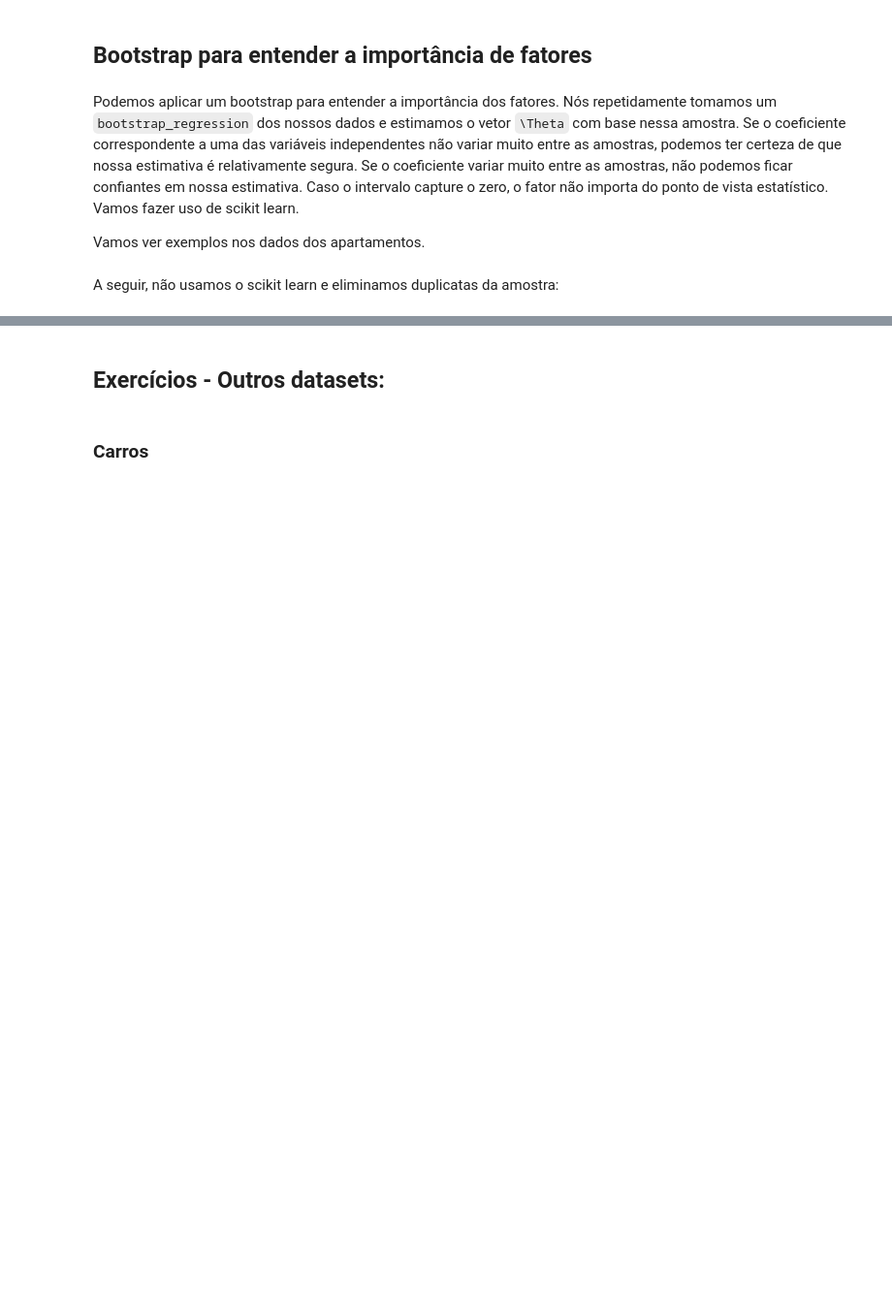
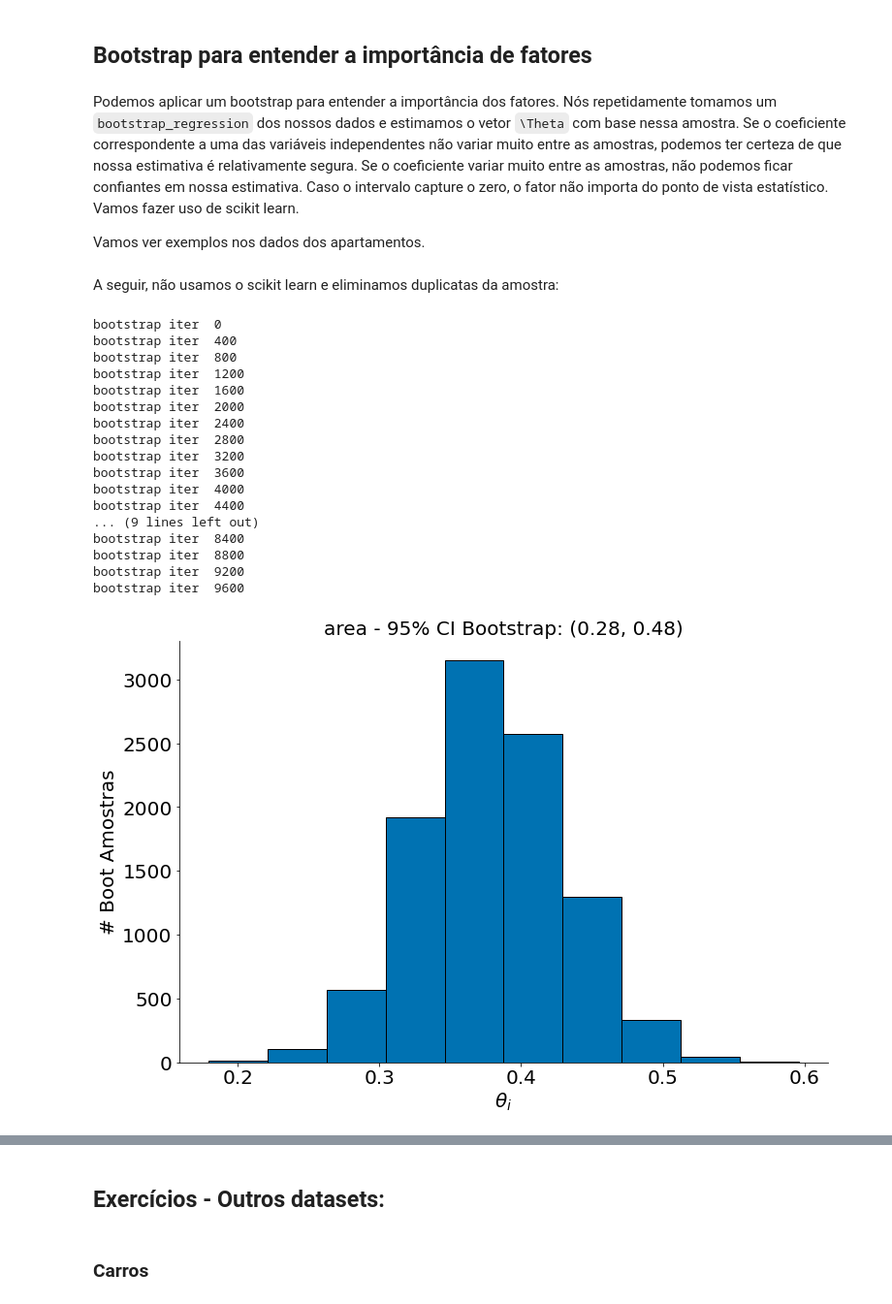
Before and after one commit to nuttka/icd, a Jupyter notebook: lista10.ipynb, the cells around one changed output, grey strips where cells are left out. Shown: that part at 97% size. Drawn from its saved outputs; the diff is of its cells as text; code cells hidden in the pictures; blank space fills up the shorter version.

```diff
--- a/lista10.ipynb
+++ b/lista10.ipynb
@@ -251,14 +258,14 @@ Abaixo normalizamos as features dos dados de preços de apartamentos em BH e, em
 # %%
-# df = pd.read_csv('https://raw.githubusercontent.com/pedroharaujo/ICD_Docencia/master/aptosBH.txt', index_col=0)
-# z_df = (df-df.mean())/df.std()
+df = pd.read_csv('https://raw.githubusercontent.com/pedroharaujo/ICD_Docencia/master/aptosBH.txt', index_col=0)
+z_df = (df-df.mean())/df.std()
 
-# y = z_df['preco']
-# X = z_df[['area', 'quartos', 'suites', 'vagas']]
-# X['intercepto'] = 1
+y = z_df['preco']
+X = z_df[['area', 'quartos', 'suites', 'vagas']]
+X['intercepto'] = 1
 
-# X = X.values
-# y = y.values
+X = X.values
+y = y.values
 
-# theta = np.ones(5)
-# theta = sgd(theta, derivadas_regressao, X, y, lambda_=0.002)
+theta = np.ones(5)
+theta = sgd(theta, derivadas_regressao, X, y, lambda_=0.002)
 # %%
@@ -367,20 +389,39 @@ A seguir, não usamos o scikit learn e eliminamos duplicatas da amostra:
 # %%
-# y = z_df['preco'].values
-# names = ['area', 'quartos', 'suites', 'vagas']
-# X = z_df[names]
-# X['intercepto'] = 1
-# X = X.values
+y = z_df['preco'].values
+names = ['area', 'quartos', 'suites', 'vagas']
+X = z_df[names]
+X['intercepto'] = 1
+X = X.values
 
-# T = bootstrap_regression_gd(X, y)
-# names = ['area', 'quartos', 'suites', 'vagas', 'intercepto']
+T = bootstrap_regression_gd(X, y)
+names = ['area', 'quartos', 'suites', 'vagas', 'intercepto']
 
-# for col in range(T.shape[1]):
-#   fig = plt.figure()
-#   plt.hist(T[:, col], edgecolor='k')
-#   plt.title('{} - 95% CI Bootstrap: ({:.2f}, {:.2f})'.format(names[col],
-#                                                              np.percentile(T[:, col], 2.5),
-#                                                              np.percentile(T[:, col], 97.5)))
-#   plt.xlabel(r'$\theta_i$')
-#   plt.ylabel('# Boot Amostras')
-#   despine()
-#   plt.show()
+for col in range(T.shape[1]):
+  fig = plt.figure()
+  plt.hist(T[:, col], edgecolor='k')
+  plt.title('{} - 95% CI Bootstrap: ({:.2f}, {:.2f})'.format(names[col],
+                                                             np.percentile(T[:, col], 2.5),
+                                                             np.percentile(T[:, col], 97.5)))
+  plt.xlabel(r'$\theta_i$')
+  plt.ylabel('# Boot Amostras')
+  despine()
+  plt.show()
+# %% [output]
+bootstrap iter  0
+bootstrap iter  400
+bootstrap iter  800
+bootstrap iter  1200
+bootstrap iter  1600
+bootstrap iter  2000
+bootstrap iter  2400
+bootstrap iter  2800
+bootstrap iter  3200
+bootstrap iter  3600
+bootstrap iter  4000
+bootstrap iter  4400
+... (9 lines left out)
+bootstrap iter  8400
+bootstrap iter  8800
+bootstrap iter  9200
+bootstrap iter  9600
+[figure, added]
```
Also changed, not shown: parts of 33 cells of this notebook, 1 other file.
